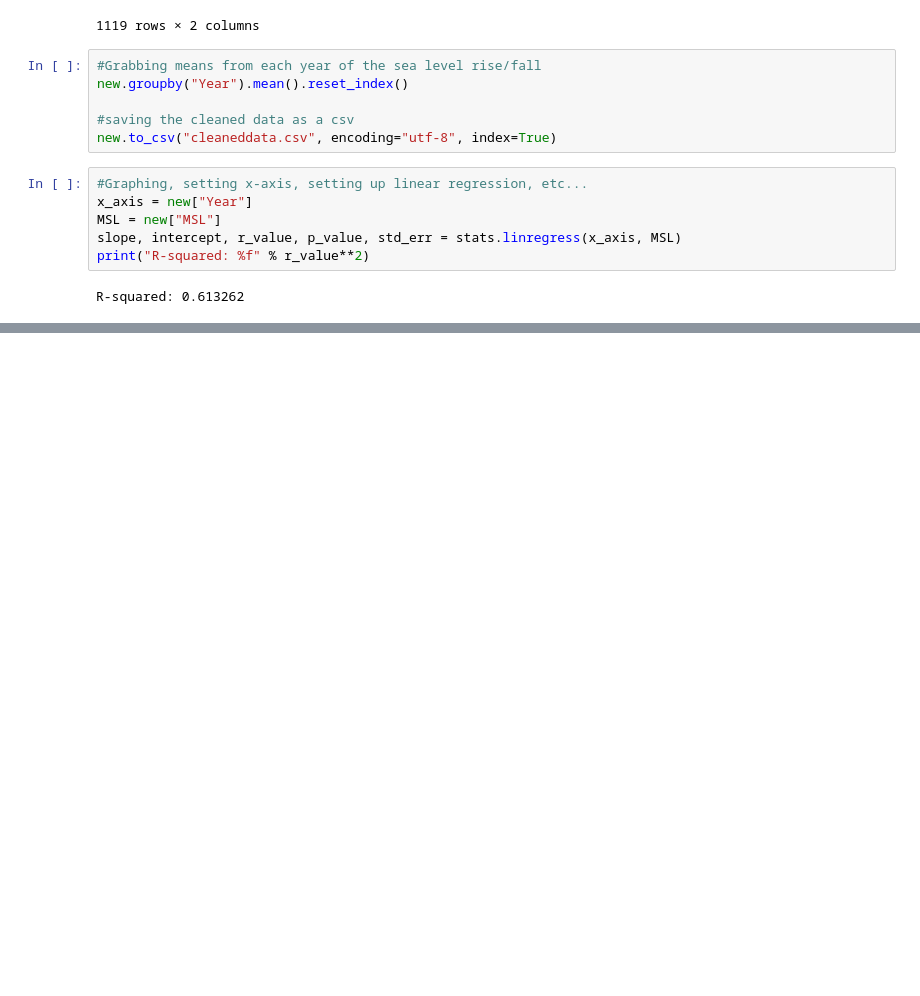
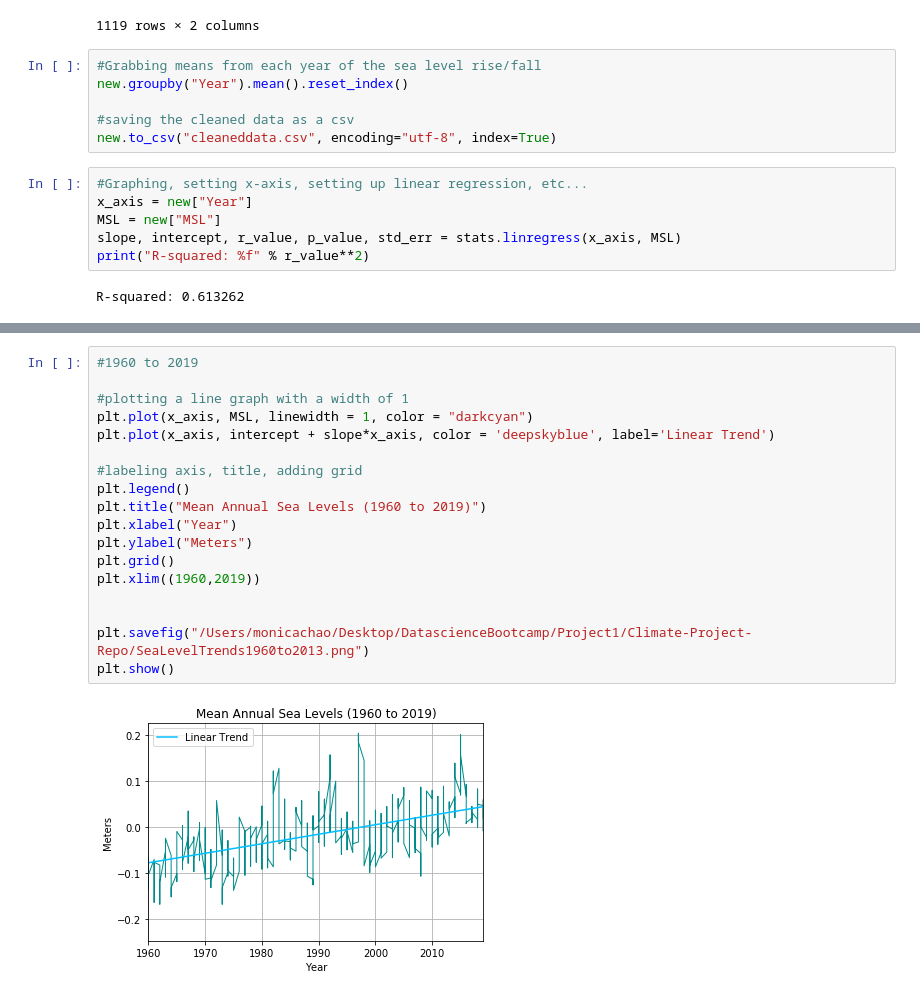
Before and after one commit to giantmagellan/sandiego-climate-analysis, a Jupyter notebook: SeaLevels.ipynb, the cells around one changed output, grey strips where cells are left out. Drawn from its saved outputs; the diff is of its cells as text; blank space fills up the shorter version.

```diff
--- a/SeaLevels.ipynb
+++ b/SeaLevels.ipynb
@@ -147,3 +149,23 @@ plt.savefig("/Users/monicachao/Desktop/DatascienceBootcamp/Project1/Climate-Proj
 plt.show()
 # %% [output]
 [figure]
+# %%
+#1960 to 2019
+
+#plotting a line graph with a width of 1
+plt.plot(x_axis, MSL, linewidth = 1, color = "darkcyan")
+plt.plot(x_axis, intercept + slope*x_axis, color = 'deepskyblue', label='Linear Trend')
+
+#labeling axis, title, adding grid
+plt.legend()
+plt.title("Mean Annual Sea Levels (1960 to 2019)")
+plt.xlabel("Year")
+plt.ylabel("Meters")
+plt.grid()
+plt.xlim((1960,2019))
+
+
+plt.savefig("/Users/monicachao/Desktop/DatascienceBootcamp/Project1/Climate-Project-Repo/SeaLevelTrends1960to2013.png")
+plt.show()
+# %% [output]
+[figure, added]
```
Also changed, not shown: parts of 1 cell of this notebook, 2 other files.
